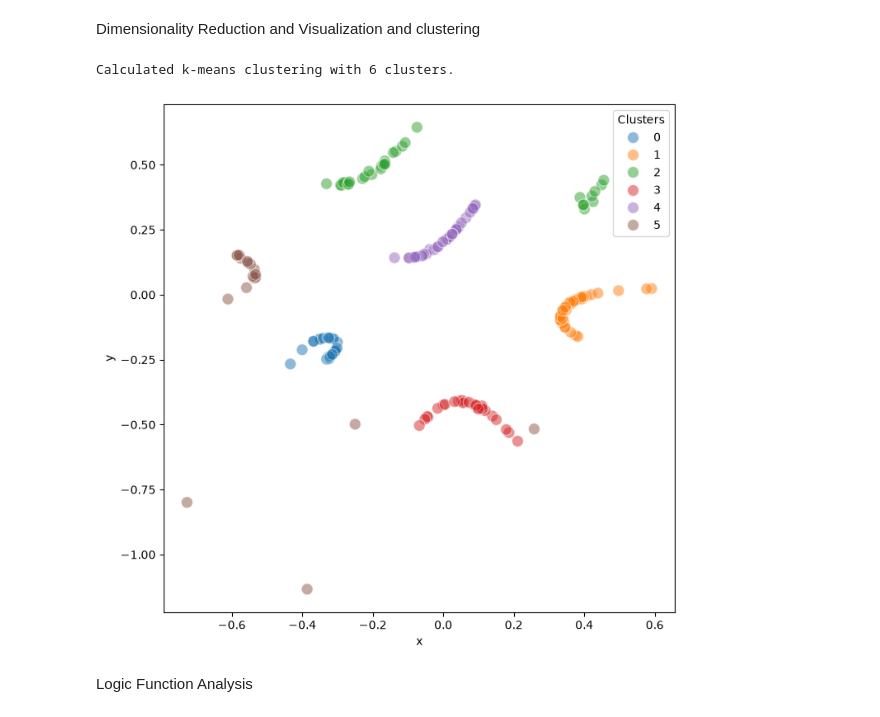
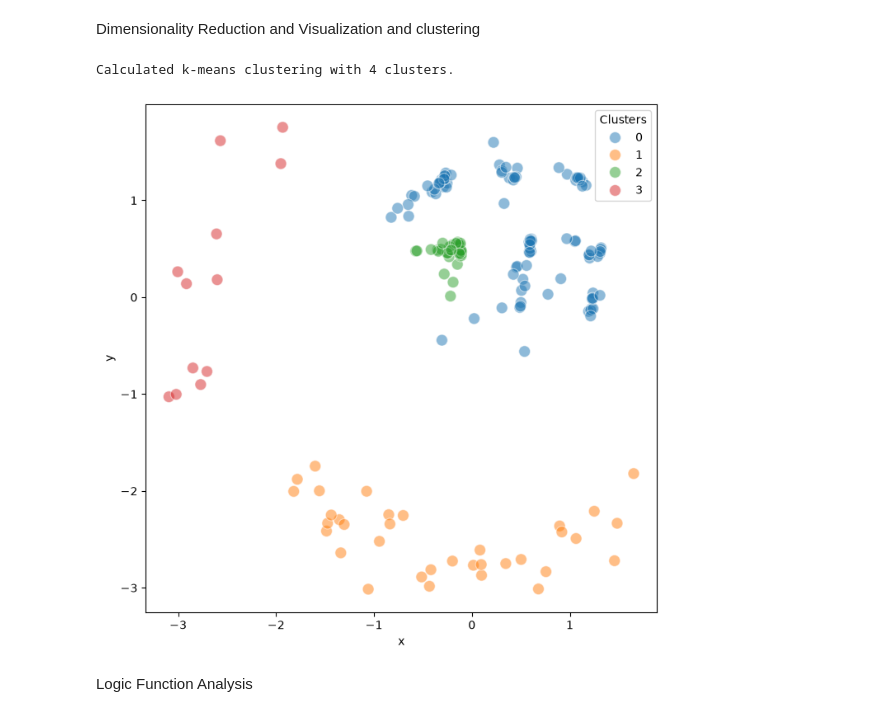
Before and after one commit to Augugustine/CITE-seq-analysis-CLL, a Jupyter notebook: 3- Boolean model/Evaluate_models.ipynb, the cells around one changed output. Cells and saved outputs as stored; diff of their text form; code cells hidden in the pictures.

```diff
--- a/3- Boolean model/Evaluate_models.ipynb
+++ b/3- Boolean model/Evaluate_models.ipynb
@@ -14,6 +14,8 @@ This notebook has been executed using the docker image `colomoto/colomoto-docker
 # %%
 # === PARAMETERS ===
 models_folder = "models_selected/"
+# or
+models_folder = "models_KI_cebpa/"
 output_directory = "/home/a.blanc-boekholt/Documents/Singlecell-R/Scripts/Plots"
 base_dir = Path("/home/a.blanc-boekholt/Documents/Singlecell-R/Scripts/Boolean_model_BoNesis/Bonesis_test/infer/bn/submin")
 final_dir = Path("/home/a.blanc-boekholt/Documents/Singlecell-R/Scripts/Boolean_model_BoNesis/Bonesis_test")
@@ -44,7 +46,7 @@ Simulation object created
 Simulate all the models
 # %%
 # Configure simulation parameters
-model.simulation.update_parameters(max_time = 30, sample_count = 1000)
+model.simulation.update_parameters(max_time = 15, sample_count = 1000)
 model.simulation.run_simulation()
 # %% [output]
 Start simulation
@@ -68,13 +70,13 @@ Dimensionality Reduction and Visualization and clustering
 # %%
 # Perform MDS (Multidimensional Scaling) for visualization
 model.trajectory.calculate_MDS()
 
 # Clustering
-model.trajectory.calculate_kmean_cluster(n_cluster = 6,random_state = 0)
+model.trajectory.calculate_kmean_cluster(n_cluster = 4,random_state = 0)
 model.trajectory.plot_MDS(s = 100, fig_size = (8,8),plot_cluster = True)
 # %% [output]
-Calculated k-means clustering with 6 clusters.
+Calculated k-means clustering with 4 clusters.
-[figure, old version]
+[figure, new version]
 # %% [markdown]
 Logic Function Analysis
 # %%
```
Also changed, not shown: parts of 13 cells of this notebook, 1 other file.
